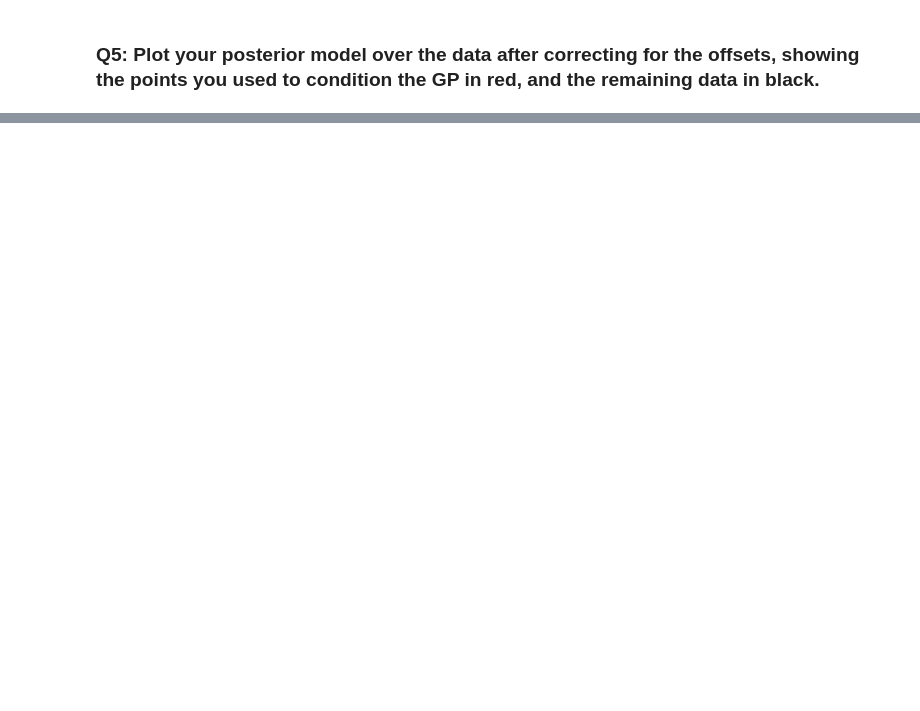
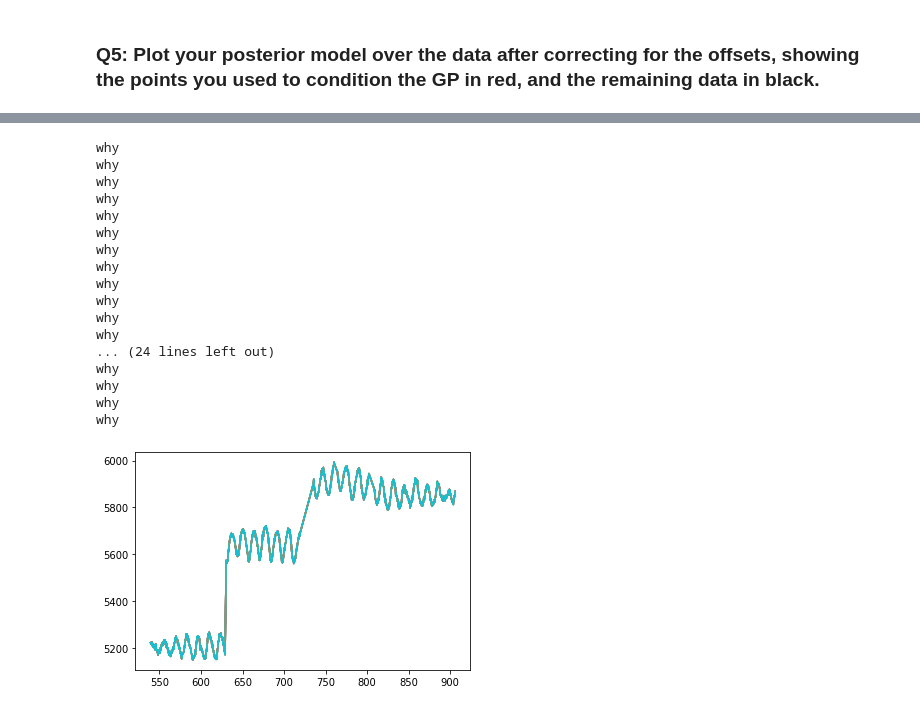
Before and after one commit to gnarayan/ast596_2020_Spring, a Jupyter notebook: homework/Cyrus_Liu/07/homework07.ipynb, the cells around one changed output, grey strips where cells are left out. Saved outputs shown, nothing was run; the diff lists cells and outputs as text; code cells hidden in the pictures; blank space fills up the shorter version.

```diff
--- a/homework/Cyrus_Liu/07/homework07.ipynb
+++ b/homework/Cyrus_Liu/07/homework07.ipynb
@@ -261,0 +297,29 @@ axes[-1].set_xlabel("step number");
+# %%
+for i in range(50):
+    try:
+        w = np.random.randint(sampler.chain.shape[0])
+        n = np.random.randint(sampler.chain.shape[1])
+        model.set_parameter_vector(sampler.chain[w, n])
+        plt.plot(tab['time'][::10], model.sample_conditional(tab['flux'][::10], tab['time'][::10]))
+
+    except:
+        print('why')
+# %% [output]
+why
+why
+why
+why
+why
+why
+why
+why
+why
+why
+why
+why
+... (24 lines left out)
+why
+why
+why
+why
+[figure, added]
```
Also changed, not shown: parts of 3 cells of this notebook.
